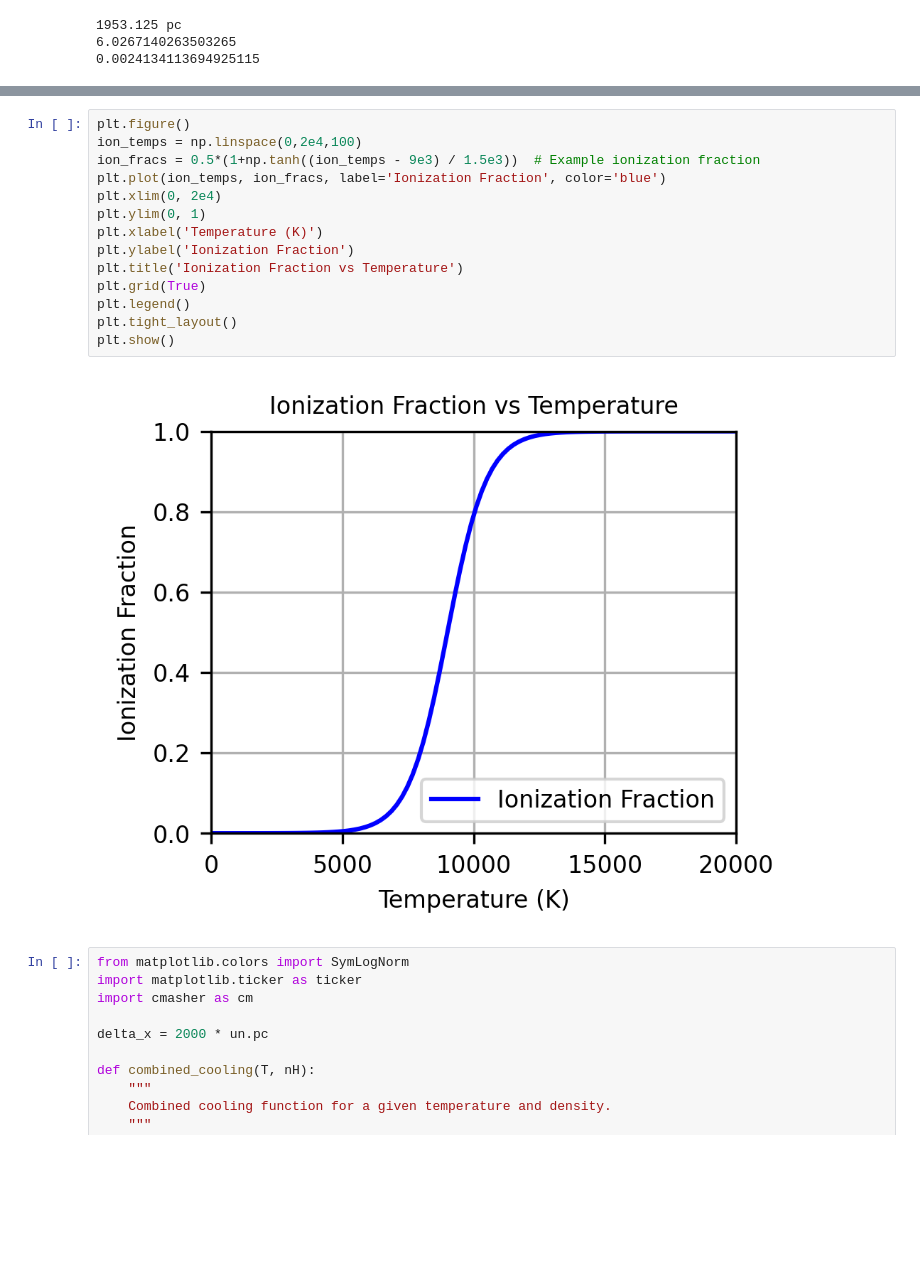
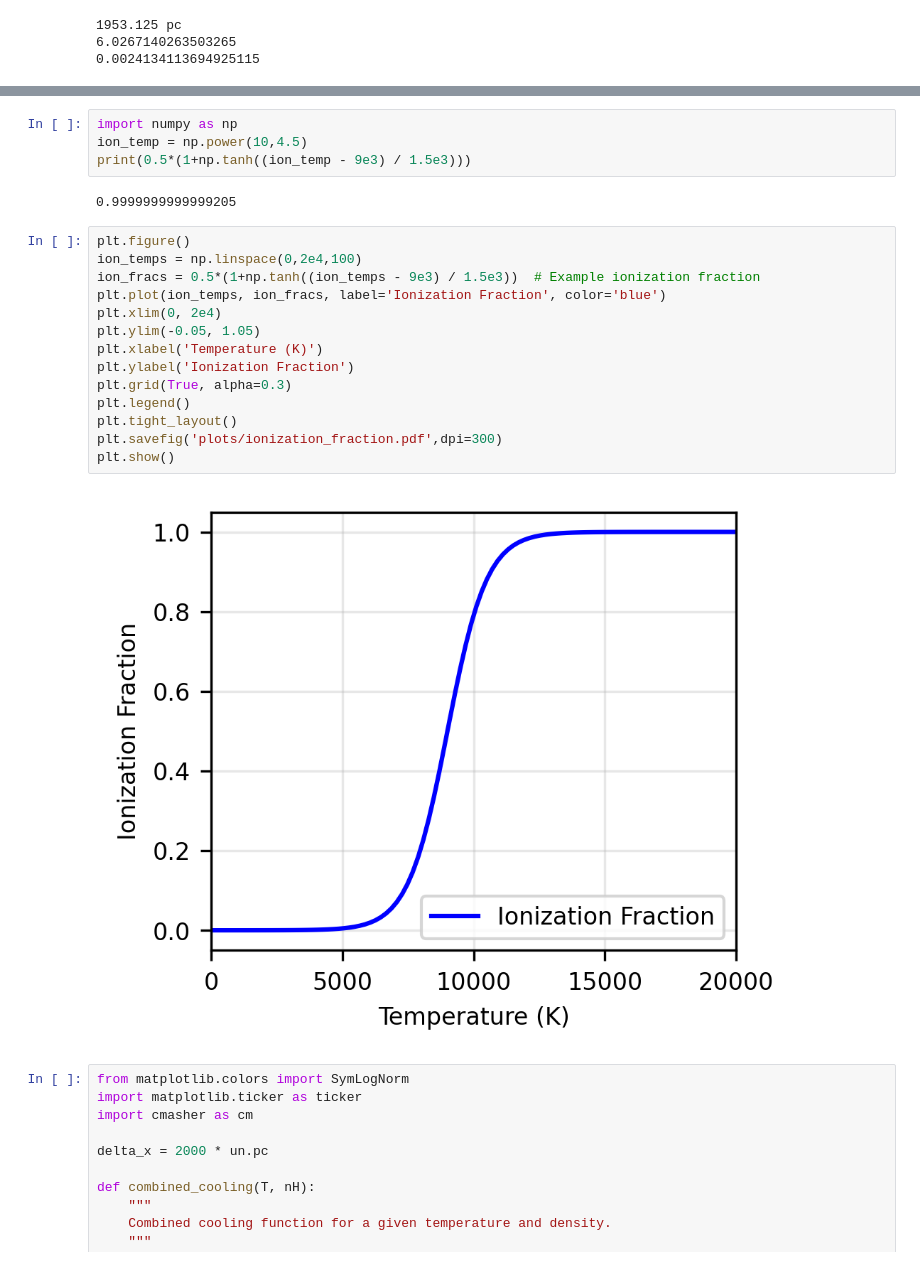
Before and after one commit to zunyibrt/CGM_ICs, a Jupyter notebook: ipynb/generate_cooling_table.ipynb, the cells around one changed output, grey strips where cells are left out. Drawn from its saved outputs; the diff is of its cells as text; blank space fills up the shorter version.

```diff
--- a/ipynb/generate_cooling_table.ipynb
+++ b/ipynb/generate_cooling_table.ipynb
@@ -193,19 +394,25 @@ print(np.exp(-(delta_x.to(un.cm).value * 1e-17 * 0.0001)))
+# %%
+import numpy as np
+ion_temp = np.power(10,4.5)
+print(0.5*(1+np.tanh((ion_temp - 9e3) / 1.5e3)))
+# %% [output]
+0.9999999999999205
 # %%
 plt.figure()
 ion_temps = np.linspace(0,2e4,100)
 ion_fracs = 0.5*(1+np.tanh((ion_temps - 9e3) / 1.5e3))  # Example ionization fraction
 plt.plot(ion_temps, ion_fracs, label='Ionization Fraction', color='blue')
 plt.xlim(0, 2e4)
-plt.ylim(0, 1)
+plt.ylim(-0.05, 1.05)
 plt.xlabel('Temperature (K)')
 plt.ylabel('Ionization Fraction')
-plt.title('Ionization Fraction vs Temperature')
-plt.grid(True)
+plt.grid(True, alpha=0.3)
 plt.legend()
 plt.tight_layout()
+plt.savefig('plots/ionization_fraction.pdf',dpi=300)
 plt.show()
 # %% [output]
-[figure, old version]
+[figure, new version]
 # %%
 from matplotlib.colors import SymLogNorm
 import matplotlib.ticker as ticker
```
Also changed, not shown: parts of 9 cells of this notebook, 38 other files.
